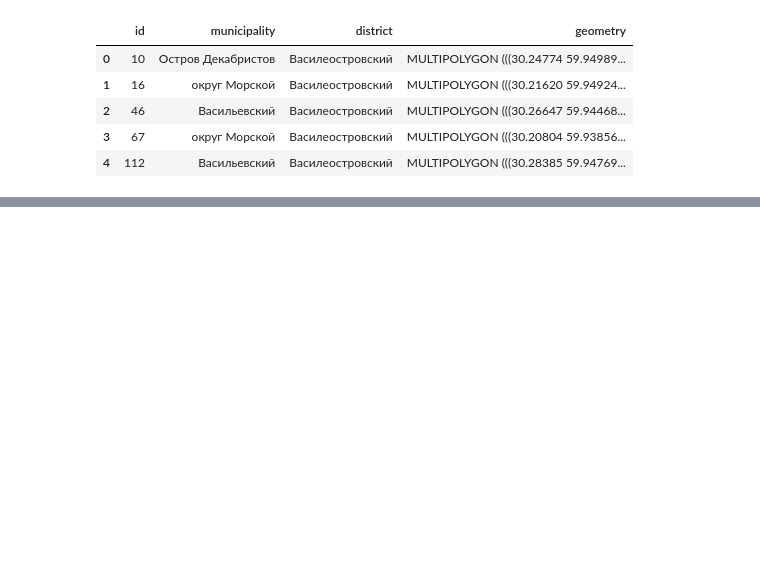
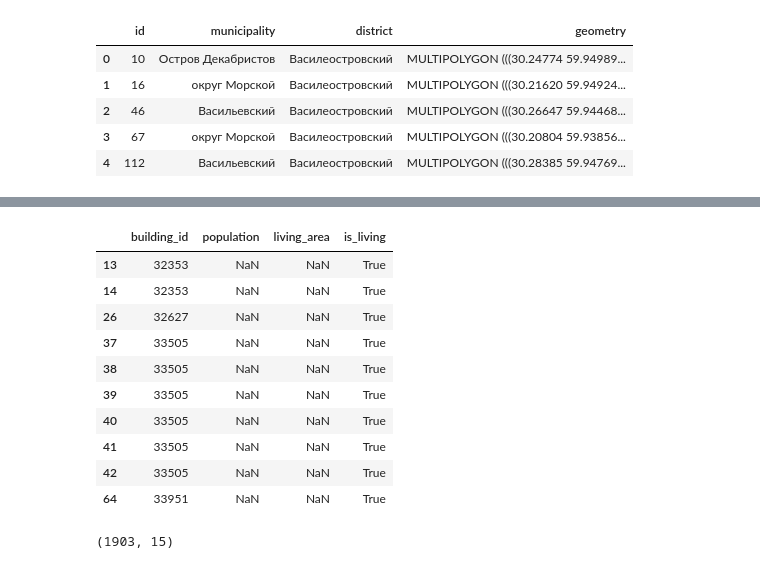
Before and after one commit to TikhonovaOlga-Spb/clustering_blocks, a Jupyter notebook: clustering_pipeline.ipynb, the cells around one changed output, grey strips where cells are left out. Drawn from its saved outputs; the diff is of its cells as text; code cells hidden in the pictures; blank space fills up the shorter version.

Commit message:
Exploratory data analysis

```diff
--- a/clustering_pipeline.ipynb
+++ b/clustering_pipeline.ipynb
@@ -15,0 +138,3 @@ data.head()
+# %%
+buildings_data = gpd.read_file('data/source_data/building.geojson')
+buildings_data.tail(3)
@@ -15,0 +165,25 @@ data.head()
+# %%
+# В связи с этим жилые здания в датасете отфильтрованы с учетом трёх признаков: is_living, population, living_area
+living_builds = buildings_data.loc[(buildings_data.population.notnull()) | (buildings_data.living_area.notnull()) | (buildings_data.is_living == True)]
+# %%
+# Дальнейший анализ показал, что в датасете с жилыми зданиями есть записи с дублирующимися идентификаторами зданий
+living_builds[living_builds.duplicated(subset=['building_id'])][['building_id', 'population', 'living_area', 'is_living']].head(10)
+# %% [output]
+|  | building_id | population | living_area | is_living |
+| 13 | 32353 | NaN | NaN | True |
+| 14 | 32353 | NaN | NaN | True |
+| 26 | 32627 | NaN | NaN | True |
+| 37 | 33505 | NaN | NaN | True |
+| 38 | 33505 | NaN | NaN | True |
+| 39 | 33505 | NaN | NaN | True |
+| 40 | 33505 | NaN | NaN | True |
+| 41 | 33505 | NaN | NaN | True |
+| 42 | 33505 | NaN | NaN | True |
+| 64 | 33951 | NaN | NaN | True |
+# %%
+# Предполагается, что наличие дублирующихся идентификаторов зданий обусловлено некачественно выполненной выгрузкой исходных данных
+# Дубликаты записей исключаются из датасета
+living_builds = living_builds.drop_duplicates(subset = ['building_id'])
+living_builds.shape
+# %% [output]
+(1903, 15)
```
Also changed, not shown: parts of 36 cells of this notebook, 14 other files.
